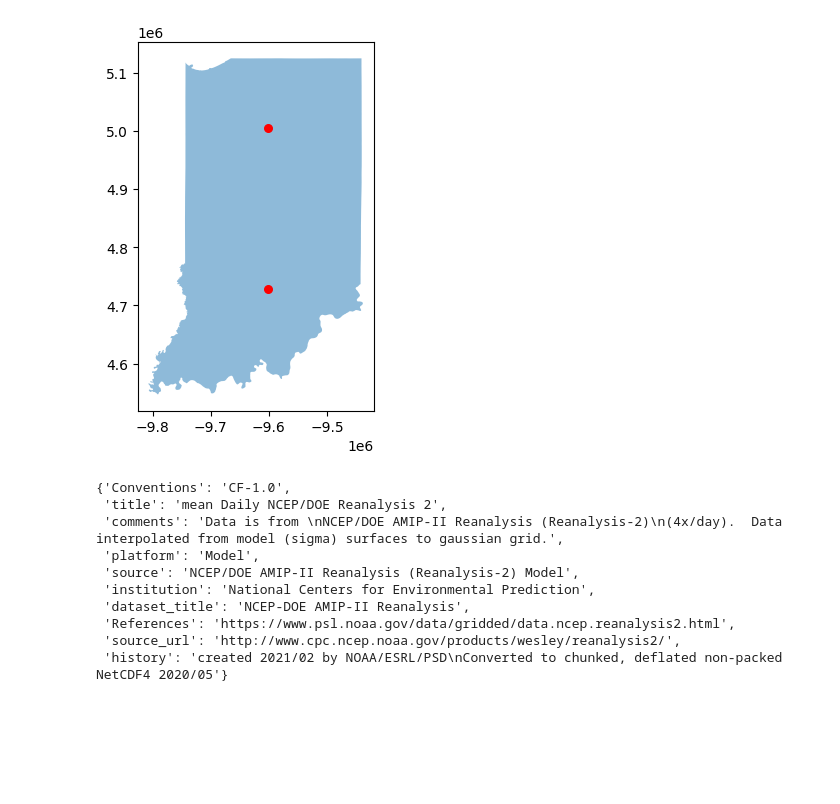
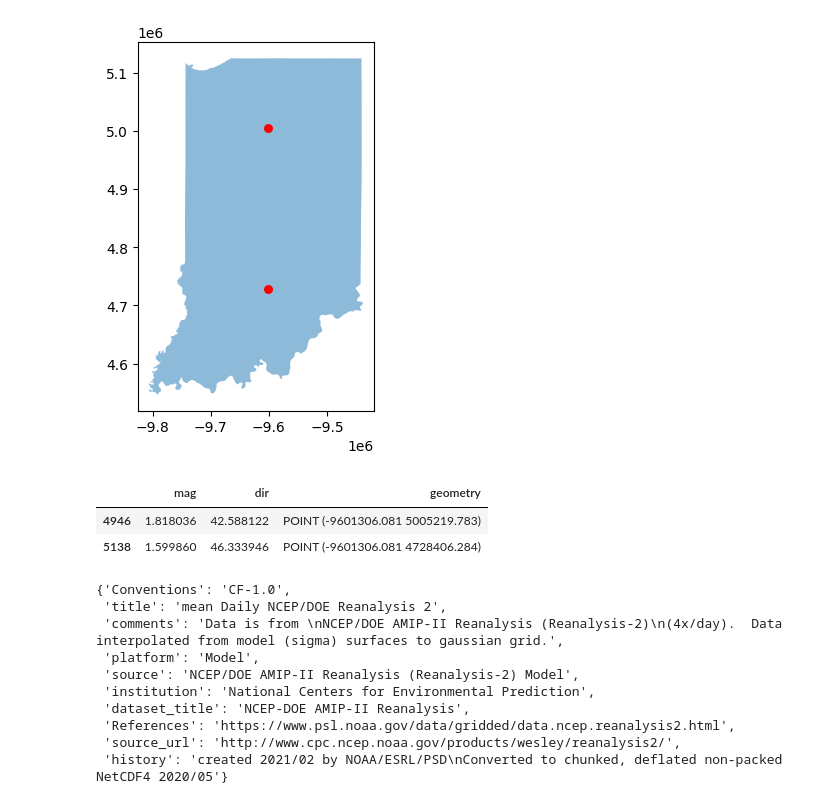
Before and after one commit to jsonirobots/biomed_system_sim, a Jupyter notebook: winddata.ipynb, the cells around one changed output. Drawn from its saved outputs; the diff is of its cells as text; code cells hidden in the pictures; blank space fills up the shorter version.

```diff
--- a/winddata.ipynb
+++ b/winddata.ipynb
@@ -71,6 +71,12 @@ IN_wind.plot(ax=ax,color='red',markersize=30)
 # %% [output]
 <Axes: >
 [figure]
+# %%
+IN_wind
+# %% [output]
+|  | mag | dir | geometry |
+| 4946 | 1.818036 | 42.588122 | POINT (-9601306.081 5005219.783) |
+| 5138 | 1.599860 | 46.333946 | POINT (-9601306.081 4728406.284) |
 # %%
 uraw.__dict__
 # %% [output]
```
Also changed, not shown: parts of 1 cell of this notebook, 33 other files.
